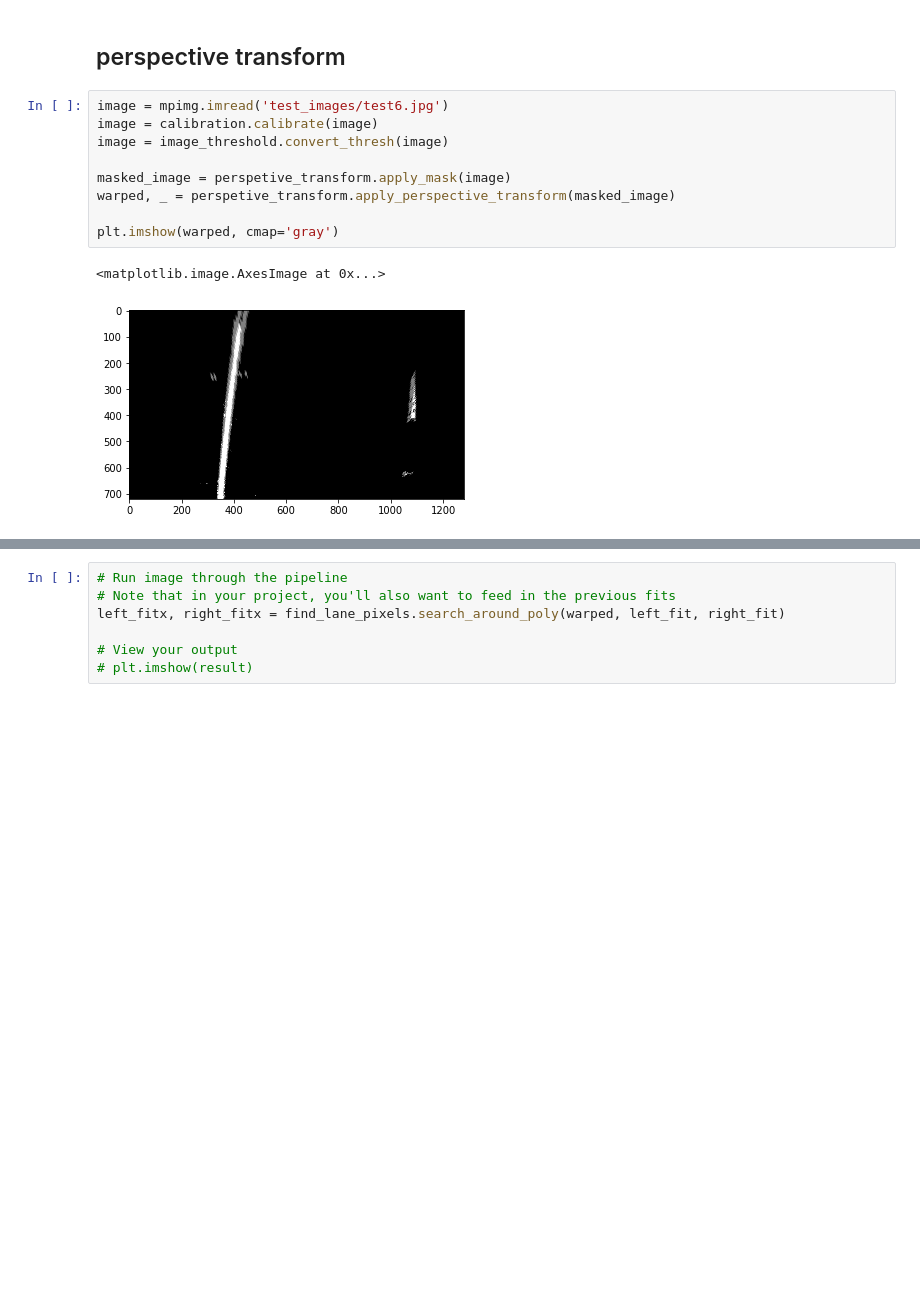
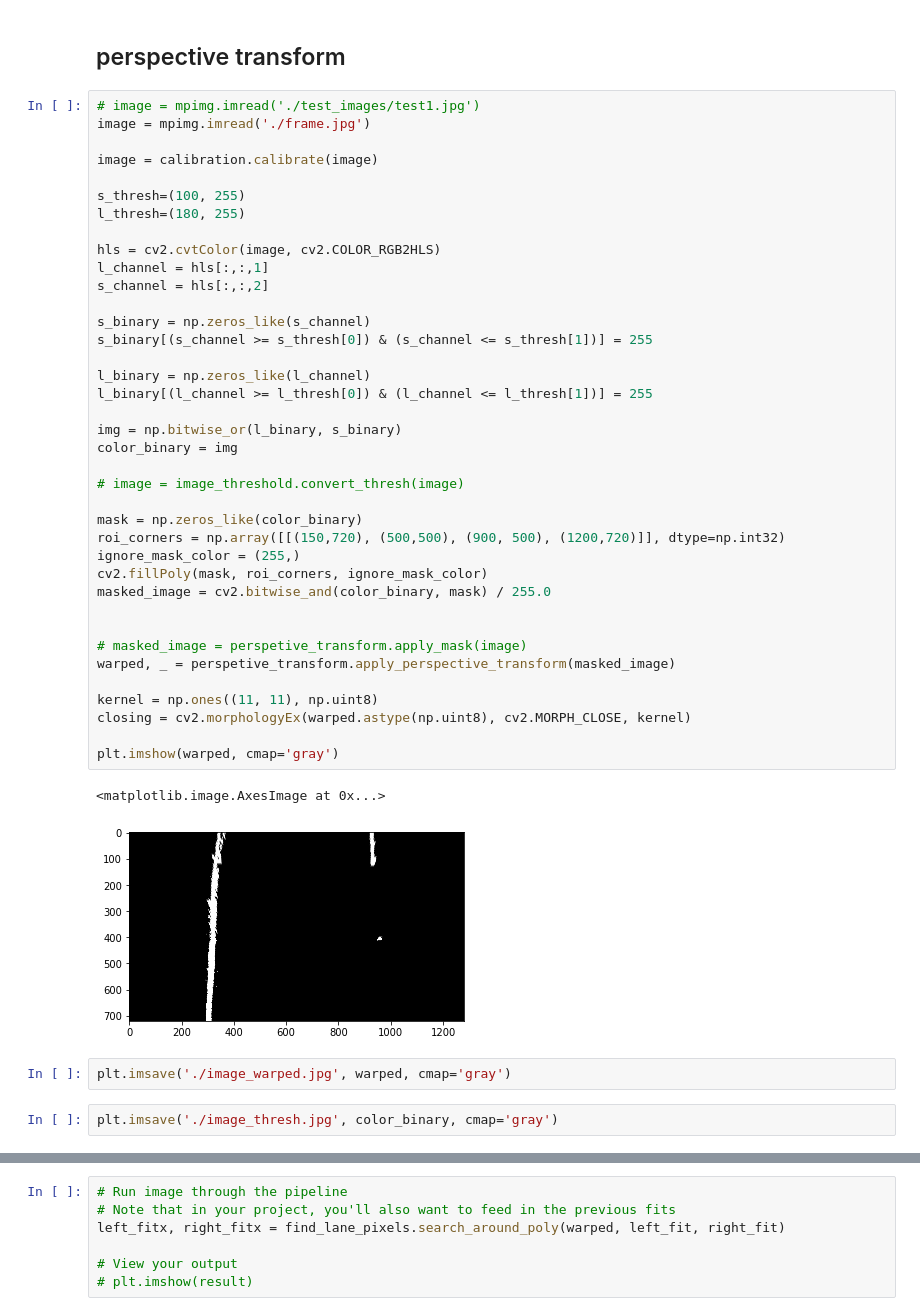
Before and after one commit to MariamMohamedFawzy/Self-Driving-Cars-Nanodegree, a Jupyter notebook: projects/CarND-Advanced-Lane-Lines-Project/Solution.ipynb, the cells around one changed output, grey strips where cells are left out. Cells and saved outputs as stored; diff of their text form; blank space fills up the shorter version.

```diff
--- a/projects/CarND-Advanced-Lane-Lines-Project/Solution.ipynb
+++ b/projects/CarND-Advanced-Lane-Lines-Project/Solution.ipynb
@@ -38,15 +38,48 @@ from moviepy.editor import VideoFileClip
 from PIL import Image, ImageFont, ImageDraw
 # %% [markdown]
 ## perspective transform
-# %%
-image = mpimg.imread('test_images/test6.jpg')
-image = calibration.calibrate(image)
-image = image_threshold.convert_thresh(image)
-
-masked_image = perspetive_transform.apply_mask(image)
-warped, _ = perspetive_transform.apply_perspective_transform(masked_image)
-
-plt.imshow(warped, cmap='gray')
-# %% [output]
-<matplotlib.image.AxesImage at 0x...>
-[figure, removed]
+# %%
+# image = mpimg.imread('./test_images/test1.jpg')
+image = mpimg.imread('./frame.jpg')
+
+image = calibration.calibrate(image)
+
+s_thresh=(100, 255)
+l_thresh=(180, 255)
+
+hls = cv2.cvtColor(image, cv2.COLOR_RGB2HLS)
+l_channel = hls[:,:,1]
+s_channel = hls[:,:,2]
+
+s_binary = np.zeros_like(s_channel)
+s_binary[(s_channel >= s_thresh[0]) & (s_channel <= s_thresh[1])] = 255
+
+l_binary = np.zeros_like(l_channel)
+l_binary[(l_channel >= l_thresh[0]) & (l_channel <= l_thresh[1])] = 255
+
+img = np.bitwise_or(l_binary, s_binary)
+color_binary = img
+
+# image = image_threshold.convert_thresh(image)
+
+mask = np.zeros_like(color_binary)
+roi_corners = np.array([[(150,720), (500,500), (900, 500), (1200,720)]], dtype=np.int32)
+ignore_mask_color = (255,)
+cv2.fillPoly(mask, roi_corners, ignore_mask_color)
+masked_image = cv2.bitwise_and(color_binary, mask) / 255.0
+
+
+# masked_image = perspetive_transform.apply_mask(image)
+warped, _ = perspetive_transform.apply_perspective_transform(masked_image)
+
+kernel = np.ones((11, 11), np.uint8)
+closing = cv2.morphologyEx(warped.astype(np.uint8), cv2.MORPH_CLOSE, kernel)
+
+plt.imshow(warped, cmap='gray')
+# %% [output]
+<matplotlib.image.AxesImage at 0x...>
+[figure, added]
+# %%
+plt.imsave('./image_warped.jpg', warped, cmap='gray')
+# %%
+plt.imsave('./image_thresh.jpg', color_binary, cmap='gray')
```
Also changed, not shown: parts of 28 cells of this notebook, 13 other files.
